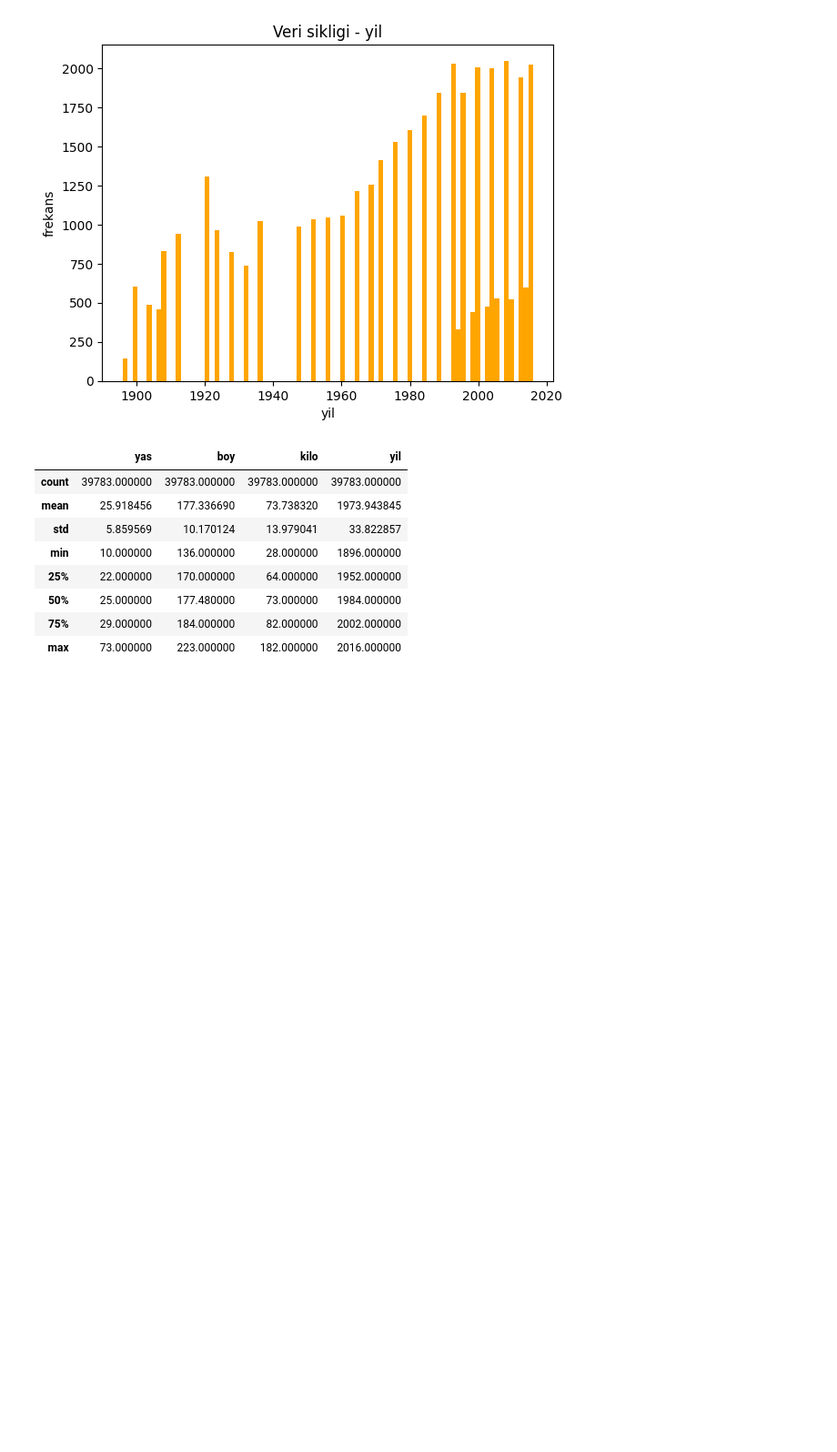
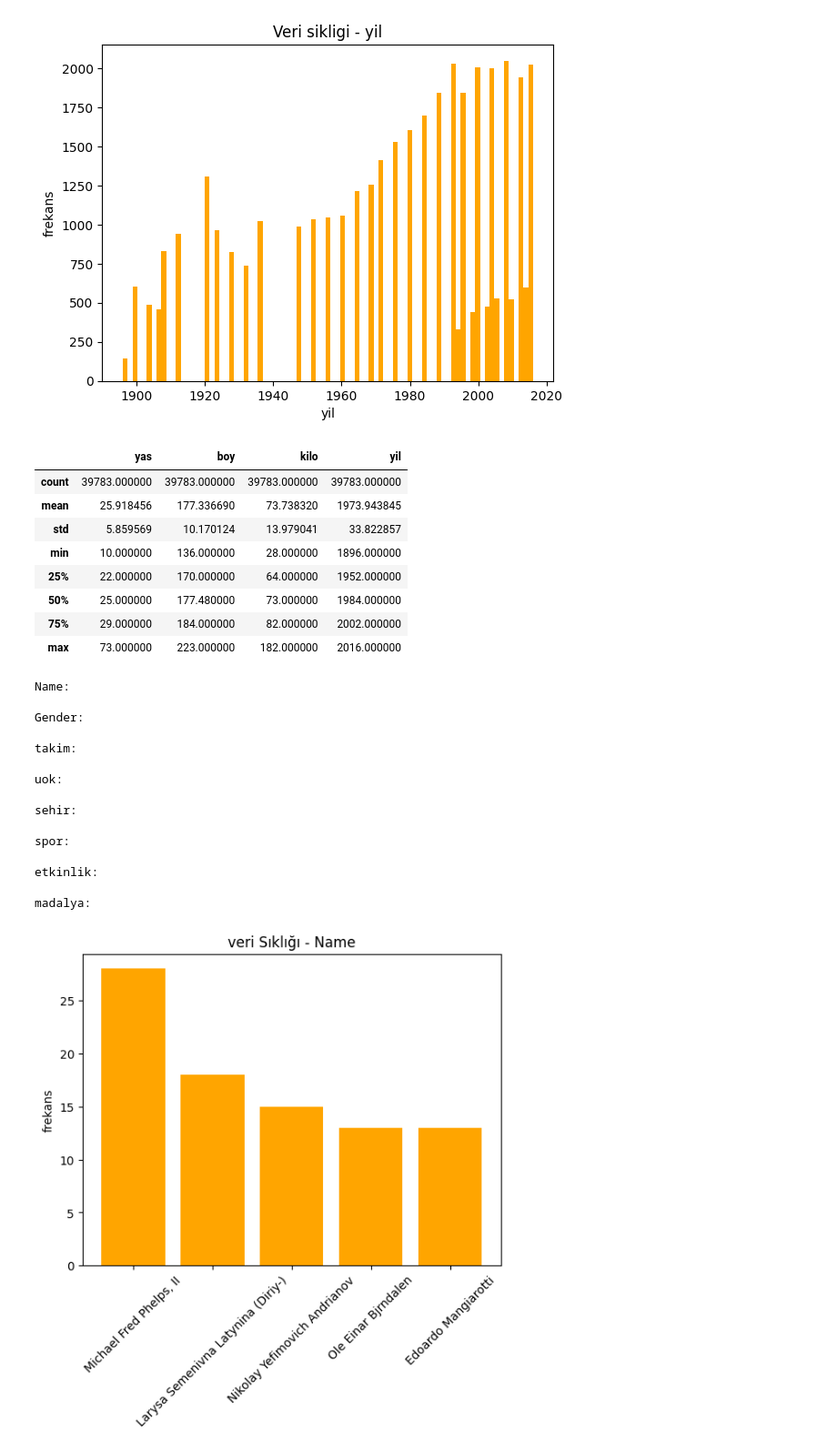
Before and after one commit to EmreUludag0/BTK-VeriBilimiMakineOgrenimiBootcamp, a Jupyter notebook: pythonVeriBilimi/Ders1-VeriBilimi.ipynb, the cells around one changed output. Shown: that part at 91% size. Cells and saved outputs as stored; diff of their text form; code cells hidden in the pictures; blank space fills up the shorter version.

```diff
--- a/pythonVeriBilimi/Ders1-VeriBilimi.ipynb
+++ b/pythonVeriBilimi/Ders1-VeriBilimi.ipynb
@@ -217,3 +217,44 @@ veri.describe()
 | 50% | 25.000000 | 177.480000 | 73.000000 | 1984.000000 |
 | 75% | 29.000000 | 184.000000 | 82.000000 | 2002.000000 |
 | max | 73.000000 | 223.000000 | 182.000000 | 2016.000000 |
+# %%
+
+def plotBar(degisken, n = 5):
+    """
+    Girdi : Degişken / süten ismi
+        n = Gösterilecek eşsiz değer sayisi
+    Çikti: çubuk grafigi
+    """
+    veri_ = veri[degisken]
+    veri_sayma = veri_.value_counts()
+    veri_sayma = veri_sayma[:n]
+    plt.figure()
+    plt.bar(veri_sayma.index, veri_sayma, color= "orange")
+    plt.xticks(veri_sayma.index)
+    plt.xticks(rotation= 45)
+    plt.ylabel("frekans")
+    plt.title("veri Sıklığı - {}".format(degisken))
+    plt.show
+
+    print("{}: \n".format(degisken,veri_sayma))
+# %%
+kategorik_degisken = ["Name","Gender","takim","uok","sehir","spor","etkinlik","madalya"]
+for i in kategorik_degisken:
+    plotBar(i)
+# %% [output]
+Name:
+
+Gender:
+
+takim:
+
+uok:
+
+sehir:
+
+spor:
+
+etkinlik:
+
+madalya:
+[figure, added]
```
Also changed, not shown: parts of 17 cells of this notebook.
